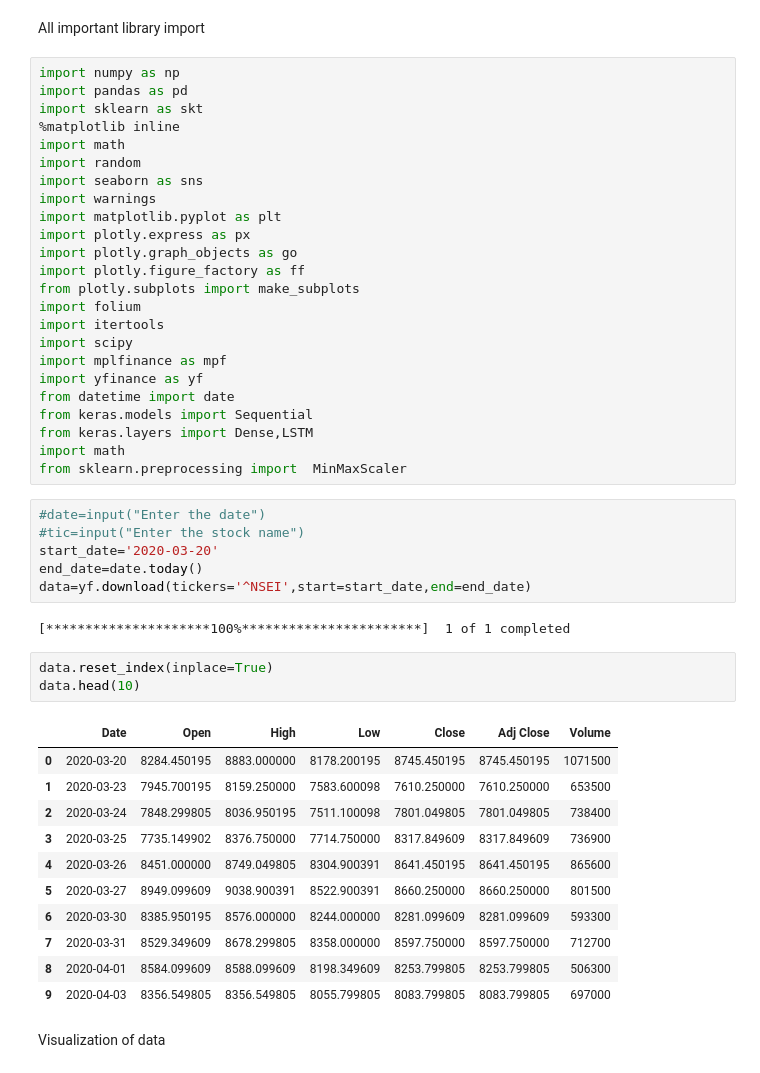
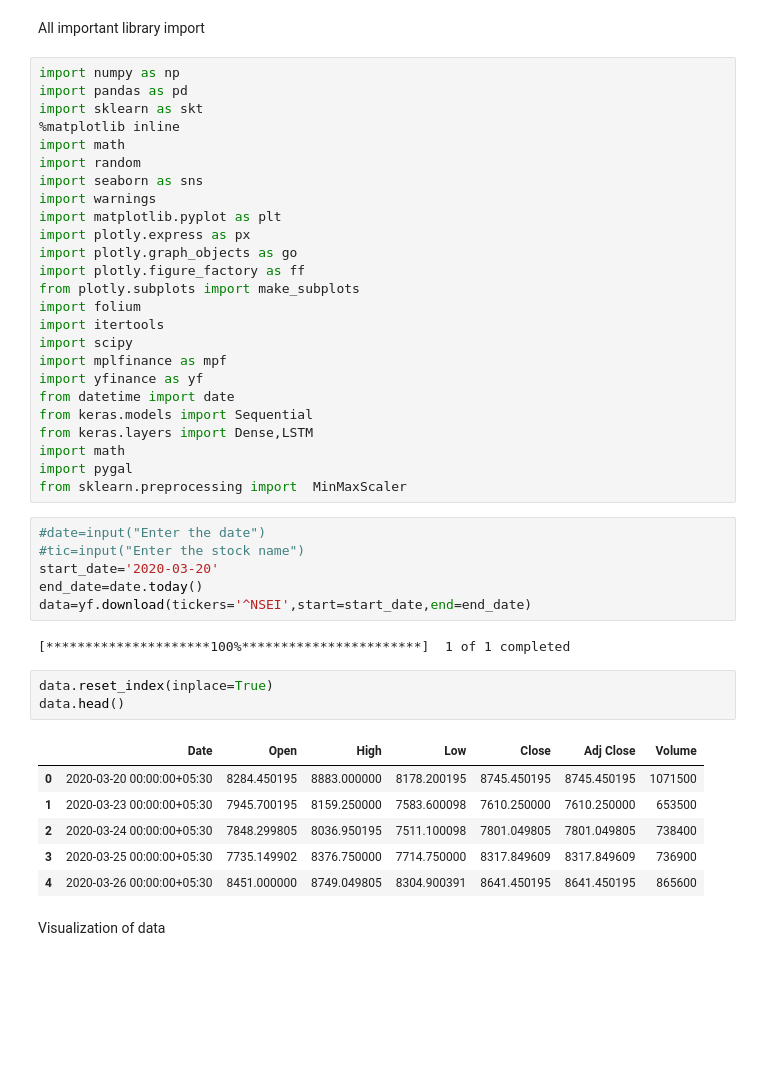
Before and after one commit to rajn5181/stock_market, a Jupyter notebook: stock_market_project.ipynb, the cells around one changed output. Drawn from its saved outputs; the diff is of its cells as text; blank space fills up the shorter version.

```diff
--- a/stock_market_project.ipynb
+++ b/stock_market_project.ipynb
@@ -23,6 +25,7 @@ from datetime import date
 from keras.models import Sequential
 from keras.layers import Dense,LSTM
 import math
+import pygal
 from sklearn.preprocessing import  MinMaxScaler
 # %%
 #date=input("Enter the date")
@@ -34,19 +37,14 @@ data=yf.download(tickers='^NSEI',start=start_date,end=end_date)
 [*********************100%***********************]  1 of 1 completed
 # %%
 data.reset_index(inplace=True)
-data.head(10)
+data.head()
 # %% [output]
 |  | Date | Open | High | Low | Close | Adj Close | Volume |
-| 0 | 2020-03-20 | 8284.450195 | 8883.000000 | 8178.200195 | 8745.450195 | 8745.450195 | 1071500 |
-| 1 | 2020-03-23 | 7945.700195 | 8159.250000 | 7583.600098 | 7610.250000 | 7610.250000 | 653500 |
-| 2 | 2020-03-24 | 7848.299805 | 8036.950195 | 7511.100098 | 7801.049805 | 7801.049805 | 738400 |
-| 3 | 2020-03-25 | 7735.149902 | 8376.750000 | 7714.750000 | 8317.849609 | 8317.849609 | 736900 |
-| 4 | 2020-03-26 | 8451.000000 | 8749.049805 | 8304.900391 | 8641.450195 | 8641.450195 | 865600 |
-| 5 | 2020-03-27 | 8949.099609 | 9038.900391 | 8522.900391 | 8660.250000 | 8660.250000 | 801500 |
-| 6 | 2020-03-30 | 8385.950195 | 8576.000000 | 8244.000000 | 8281.099609 | 8281.099609 | 593300 |
-| 7 | 2020-03-31 | 8529.349609 | 8678.299805 | 8358.000000 | 8597.750000 | 8597.750000 | 712700 |
-| 8 | 2020-04-01 | 8584.099609 | 8588.099609 | 8198.349609 | 8253.799805 | 8253.799805 | 506300 |
-| 9 | 2020-04-03 | 8356.549805 | 8356.549805 | 8055.799805 | 8083.799805 | 8083.799805 | 697000 |
+| 0 | 2020-03-20 00:00:00+05:30 | 8284.450195 | 8883.000000 | 8178.200195 | 8745.450195 | 8745.450195 | 1071500 |
+| 1 | 2020-03-23 00:00:00+05:30 | 7945.700195 | 8159.250000 | 7583.600098 | 7610.250000 | 7610.250000 | 653500 |
+| 2 | 2020-03-24 00:00:00+05:30 | 7848.299805 | 8036.950195 | 7511.100098 | 7801.049805 | 7801.049805 | 738400 |
+| 3 | 2020-03-25 00:00:00+05:30 | 7735.149902 | 8376.750000 | 7714.750000 | 8317.849609 | 8317.849609 | 736900 |
+| 4 | 2020-03-26 00:00:00+05:30 | 8451.000000 | 8749.049805 | 8304.900391 | 8641.450195 | 8641.450195 | 865600 |
 # %% [markdown]
 Visualization of data
 # %%
```
Also changed, not shown: parts of 17 cells of this notebook.
